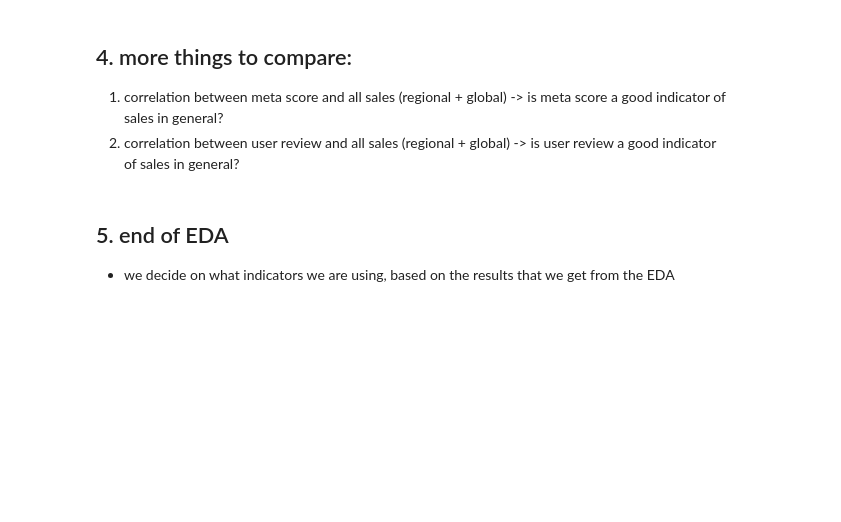
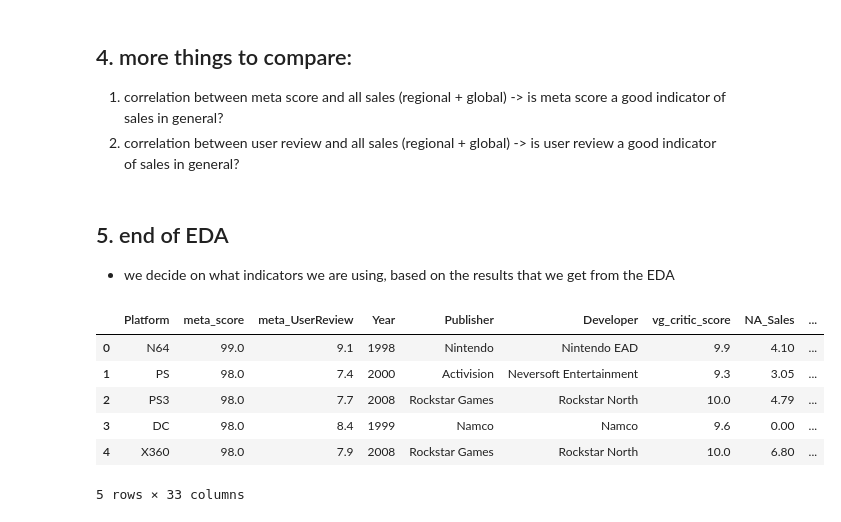
Before and after one commit to Adren98/GAME-SALES-AND-RATINGS-1015-SC3, a Jupyter notebook: EDA.ipynb, the cells around one changed output. Drawn from its saved outputs; the diff is of its cells as text; code cells hidden in the pictures; blank space fills up the shorter version.

```diff
--- a/EDA.ipynb
+++ b/EDA.ipynb
@@ -382,8 +382,19 @@ Name: Global_Sales, Length: 147, dtype: float64
 ## 5. end of EDA
 - we decide on what indicators we are using, based on the results that we get from the EDA
 # %%
-ml = merged_data
-ml.drop("Genre",axis =1,inplace = True)
+ml = data
+# ml = pd.concat([ml,pd.get_dummies(ml['Genre'])],axis=1)
+# ml.drop("Genre",axis =1,inplace = True)
 ml.drop("vg_user_score",axis =1,inplace = True)
 ml.head()
 ml.to_csv('ml_dataSet.csv')
+# %%
+ml.head()
+# %% [output]
+|  | Platform | meta_score | meta_UserReview | Year | Publisher | Developer | vg_critic_score | NA_Sales | ... |
+| 0 | N64 | 99.0 | 9.1 | 1998 | Nintendo | Nintendo EAD | 9.9 | 4.10 | ... |
+| 1 | PS | 98.0 | 7.4 | 2000 | Activision | Neversoft Entertainment | 9.3 | 3.05 | ... |
+| 2 | PS3 | 98.0 | 7.7 | 2008 | Rockstar Games | Rockstar North | 10.0 | 4.79 | ... |
+| 3 | DC | 98.0 | 8.4 | 1999 | Namco | Namco | 9.6 | 0.00 | ... |
+| 4 | X360 | 98.0 | 7.9 | 2008 | Rockstar Games | Rockstar North | 10.0 | 6.80 | ... |
+5 rows × 33 columns
```
Also changed, not shown: parts of 9 cells of this notebook, 3 other files.
